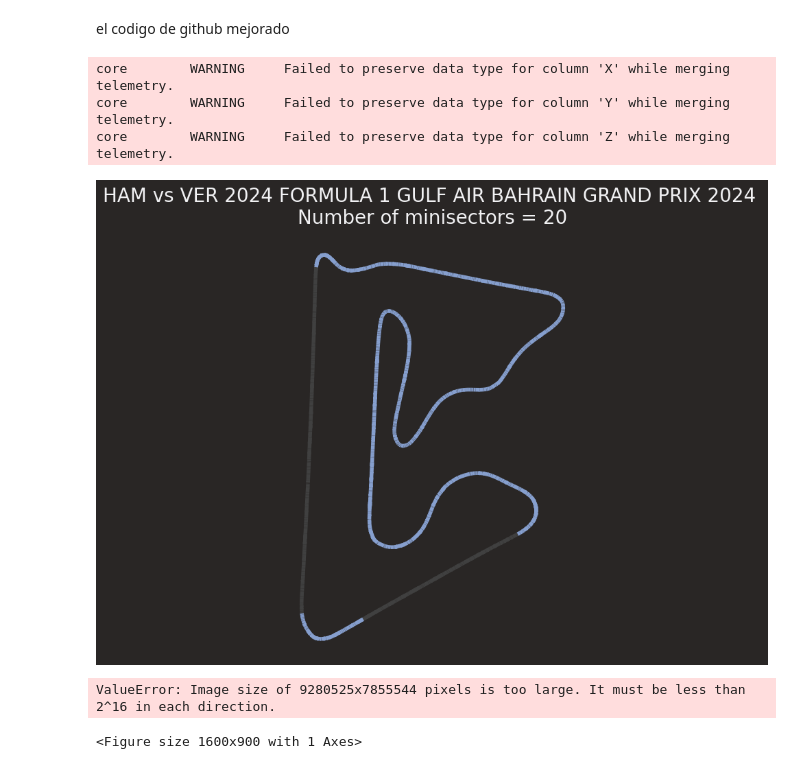
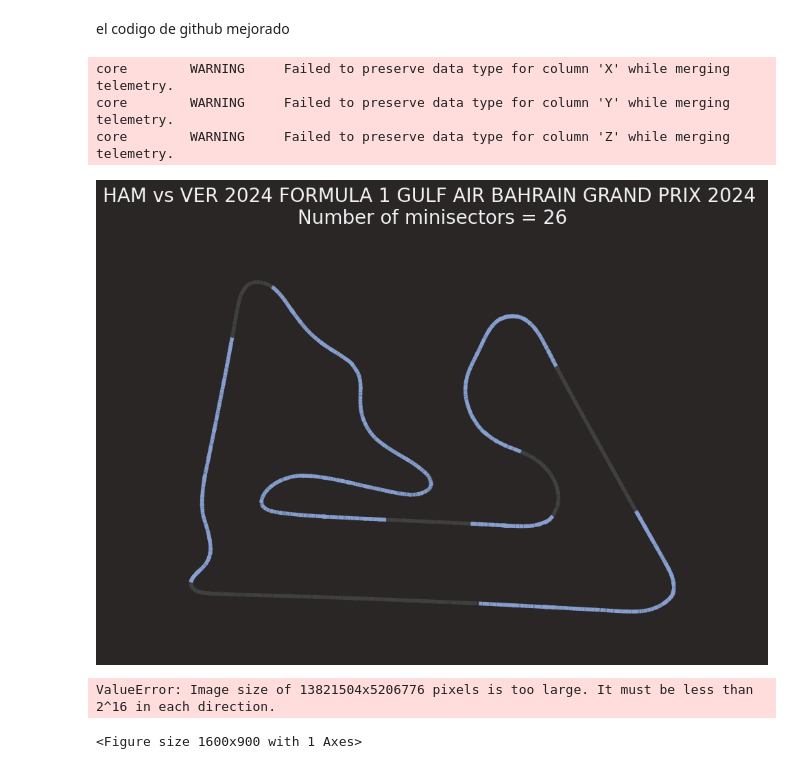
Before and after one commit to enrimr/f1-analysis-jupyter, a Jupyter notebook: team_driver_comparison.ipynb, the cells around one changed output. Cells and saved outputs as stored; diff of their text form; code cells hidden in the pictures.

Commit message:
Show sectors

```diff
--- a/team_driver_comparison.ipynb
+++ b/team_driver_comparison.ipynb
@@ -35,7 +35,8 @@ fastf1.plotting.setup_mpl(misc_mpl_mods=False)
 # load a session and its telemetry data
 grand_prix_session = 'R'
 grand_prix_year = 2024
-session = fastf1.get_session(grand_prix_year, 1, grand_prix_session)
+grand_prix_weekend = 1
+session = fastf1.get_session(grand_prix_year, grand_prix_weekend, grand_prix_session)
 grand_prix_name = session.event['EventName']
 grand_prix_name_official = session.event['OfficialEventName']
 session.load()
@@ -1052,27 +1055,23 @@ driver_list = ['HAM', 'VER']
 
 telemetry = pd.DataFrame()
 for driver in driver_list:
-
-    ##print(laps.pick_driver(driver).columns) ## ['Time', 'Driver', 'DriverNumber', 'LapTime', 'LapNumber', 'Stint',
-       #'PitOutTime', 'PitInTime', 'Sector1Time', 'Sector2Time', 'Sector3Time',
-       #'Sector1SessionTime', 'Sector2SessionTime', 'Sector3SessionTime',
-       #'SpeedI1', 'SpeedI2', 'SpeedFL', 'SpeedST', 'IsPersonalBest',
-       #'Compound', 'TyreLife', 'FreshTyre', 'Team', 'LapStartTime',
-       #'LapStartDate', 'TrackStatus', 'Position', 'Deleted', 'DeletedReason',
-       #'FastF1Generated', 'IsAccurate']
     driver_telemetry = laps.pick_driver(driver).pick_fastest().get_telemetry().add_distance()
     driver_telemetry['Driver'] = driver
-    # Aquí, asigna un color genérico en lugar de usar driver_year_color
     driver_telemetry['Colour'] = driver_colors[driver]
     driver_number = laps.pick_driver(driver).iloc[0]['DriverNumber']
+    driver_telemetry['DriverNumber'] = int(driver_number)
 
-    driver_telemetry['DriverNumber'] = int(driver_number)
+    # Intercambiamos las coordenadas X e Y y rotamos la X para poder mostrar el circuito correctamente
+    driver_telemetry_x = driver_telemetry['X']
+    driver_telemetry['X'] = driver_telemetry['Y'] * -1
+    driver_telemetry['Y'] = driver_telemetry_x
+
     telemetry = pd.concat([telemetry, driver_telemetry])
 
 telemetry = telemetry[['Distance', 'Speed', 'X', 'Y', 'Driver', 'DriverNumber', 'Colour']]
 
 # Define el número de minisectores
-num_minisectors = 30 #
+num_minisectors = 26 #
 total_distance = telemetry['Distance'].max()
 minisector_length = total_distance / num_minisectors
 
@@ -1188,8 +1187,22 @@ plt.title((driver_list[0] + ' vs ' + driver_list[1] + ' ' + str(grand_prix_year)
 # For many drivers
 #plt.title((str(session.weekend.year) + ' ' + str(session.weekend.name) + ' ' + str(session.name) + '\n' + 'Number of minisectors = ' + str(num_minisectors) ), fontproperties=prop, fontsize = 20)
 
+plt.xticks(rotation=90)  # Rota las etiquetas del eje x 90 grados
+plt.yticks(rotation=90)  # Rota las etiquetas del eje y 90 grados
+
+# Construye la ruta del directorio
+dir_path = f"images/generated/{grand_prix_year}/{grand_prix_weekend}/{grand_prix_session}/{driver_list[0]}vs{driver_list[1]}"
+# Asegúrate de que el directorio exista
+os.makedirs(dir_path, exist_ok=True)
+# Ahora puedes guardar la gráfica en el directorio creado
+plt.savefig(f"{dir_path}/sectors.png")  # Guarda la gráfica en un archivo#plt.close()  # Cierra la figura para evitar mostrarla ahora
 plt.show()
 #plt.savefig('./mi_imagen.png', dpi=100)
+
+
+
+
+
 
 
 
@@ -1209,7 +1222,6 @@ fastest_minisector_xy = fastest_minisector_xy[[ 'Minisector', 'Driver' , 'Speed'
 
 # Rename the driver column
 fastest_drivers_xy = fastest_drivers_xy[[ 'Minisector', 'Driver',  'Speed', 'X', 'Y']].rename(columns={'Driver': 'Fastest_driver', 'X' : 'X_avg' , 'Y' : 'Y_avg'})
-
 
 
 
@@ -1218,33 +1230,33 @@ for driver in fastest_minisector_xy['Fastest_driver']:
     driver_number_fastest_sector = laps.pick_driver(driver).iloc[0]['DriverNumber']
     fastest_minisector_xy.loc[fastest_minisector_xy['Fastest_driver'] == driver , 'Fastest_driver_int'] = int(driver_number_fastest_sector)
 
 
 # Take the mean x,y coordinates for each minisector
 x_coords = fastest_minisector_xy['X_avg'].tolist()
 y_coords = fastest_minisector_xy['Y_avg'].tolist()
 driver_numbers = fastest_minisector_xy['Fastest_driver_int'].values.astype(int)
 
 
 
 #for i in range(len(driver_numbers)):
 #    plt.text(x_coords[i], y_coords[i], str(driver_numbers[i]),
 #         fontsize=5, FontProperties = prop)
 
 
 # My attempt to make the labelling on or off
 def minisector_labels(x_coords, y_coords, driver_numbers):
     for i in range(len(driver_numbers)):
         plt.text(x_coords[i], y_coords[i], str(driver_numbers[i]),
          fontsize=5)
 
 
 # Call the labelling function
 # Hash out the following line to remove labels
 minisector_labels(x_coords, y_coords, driver_numbers)
 # %% [output]
 core        WARNING     Failed to preserve data type for column 'X' while merging telemetry.
 core        WARNING     Failed to preserve data type for column 'Y' while merging telemetry.
 core        WARNING     Failed to preserve data type for column 'Z' while merging telemetry.
-[figure, old version]
+[figure, new version]
-ValueError: Image size of 9280525x7855544 pixels is too large. It must be less than 2^16 in each direction.
+ValueError: Image size of 13821504x5206776 pixels is too large. It must be less than 2^16 in each direction.
 <Figure size 1600x900 with 1 Axes>
```
Also changed, not shown: parts of 1 cell of this notebook, 2 other files.
